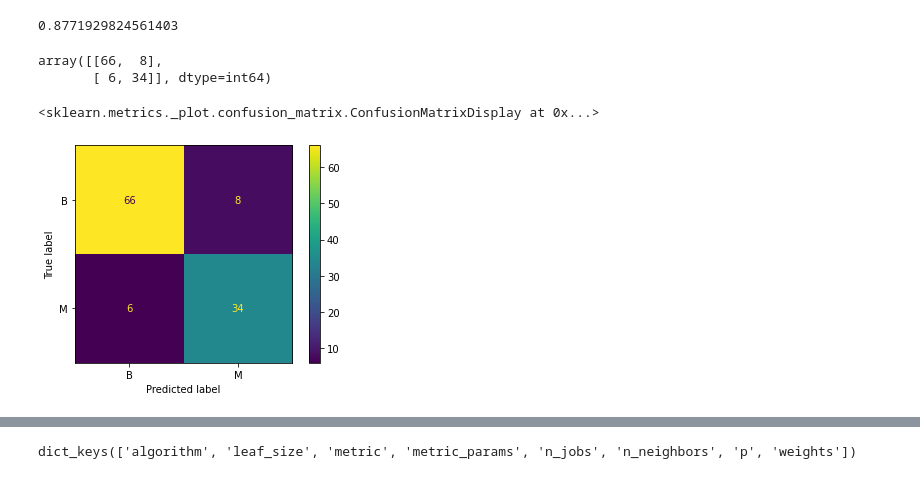
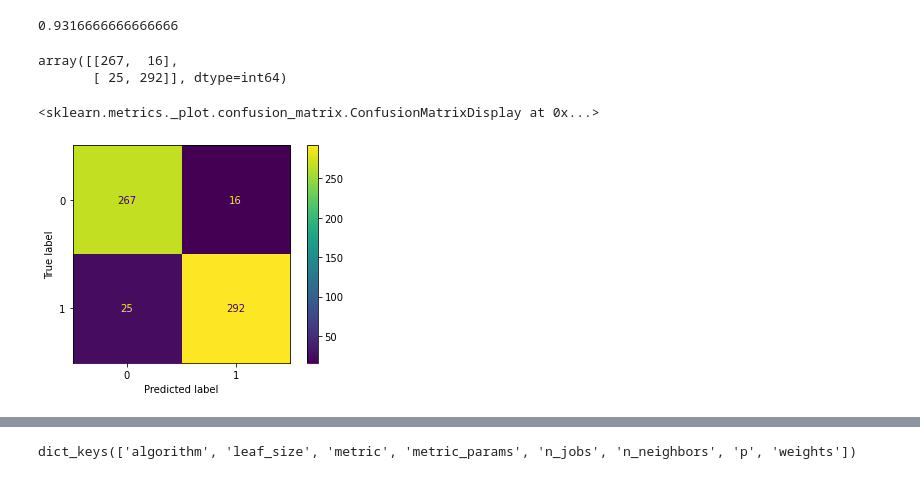
Before and after one commit to npsimid/Machine_Learning_Algorithms, a Jupyter notebook: KNN - K Nearest Neighbors/KNN.ipynb, the cells around one changed output, grey strips where cells are left out. Saved outputs shown, nothing was run; the diff lists cells and outputs as text; code cells hidden in the pictures.

```diff
--- a/KNN - K Nearest Neighbors/KNN.ipynb
+++ b/KNN - K Nearest Neighbors/KNN.ipynb
@@ -8,7 +21,7 @@ import seaborn as sns
 # 1. Importul si analiza datelor
 # %%
 # Importul fisierului cu date 'data_simple.csv'
-df = pd.read_csv('data_simple.csv', index_col=0)
+df = pd.read_csv('gene_expression.csv')
 # %%
 df
 # %% [output]
@@ -83,7 +97,7 @@ sns.pairplot(data=df, hue = 'diagnosis');
 # %%
 # crearea setului X si y
-X = df.drop('diagnosis', axis=1)
-y = df['diagnosis']
+X = df.drop('Cancer Present', axis=1)
+y = df['Cancer Present']
 # %%
 # crearea seturilor de train si de test
 from sklearn.model_selection import train_test_split
@@ -97,7 +111,7 @@ X_test_scalat = scaler.transform(X_test)
 # %%
 # Importul si crearea modelului knn
 from sklearn.neighbors import KNeighborsClassifier
-model = KNeighborsClassifier(n_neighbors=1)
+model = KNeighborsClassifier(n_neighbors=5)
 # %%
 # ajustarea modelului pe datele de training
 model.fit(X_train_scalat, y_train)
@@ -122,21 +144,22 @@ array(['M', 'B', 'M', 'B', 'B', 'M', 'M', 'M', 'B', 'M', 'M', 'B', 'B',
 from sklearn.metrics import accuracy_score
 accuracy_score(y_test, y_pred)
 # %% [output]
-0.8771929824561403
+0.9316666666666666
 # %%
 # determinarea confusion matrix a modelului
 from sklearn.metrics import confusion_matrix
-confusion_matrix(y_test, y_pred)
+cm = confusion_matrix(y_test, y_pred)
+cm
 # %% [output]
-array([[66,  8],
-       [ 6, 34]], dtype=int64)
+array([[267,  16],
+       [ 25, 292]], dtype=int64)
 # %%
 # vizualizarea grafica a confusion matrix a modelului
-from sklearn.metrics import plot_confusion_matrix
-plot_confusion_matrix(model, X_test_scalat, y_test)
+from sklearn.metrics import ConfusionMatrixDisplay
+ConfusionMatrixDisplay(cm, display_labels=model.classes_).plot()
 # %% [output]
 <sklearn.metrics._plot.confusion_matrix.ConfusionMatrixDisplay at 0x...>
-[figure, old version]
+[figure, new version]
 # %%
 # elaborarea classificasion report a modelului
 from sklearn.metrics import classification_report
```
Also changed, not shown: parts of 31 cells of this notebook, 5 other files.
